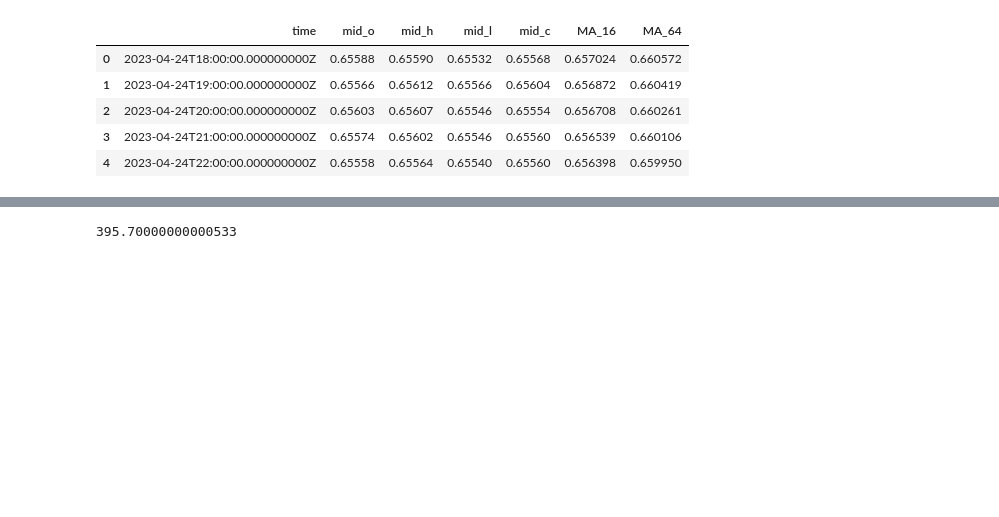
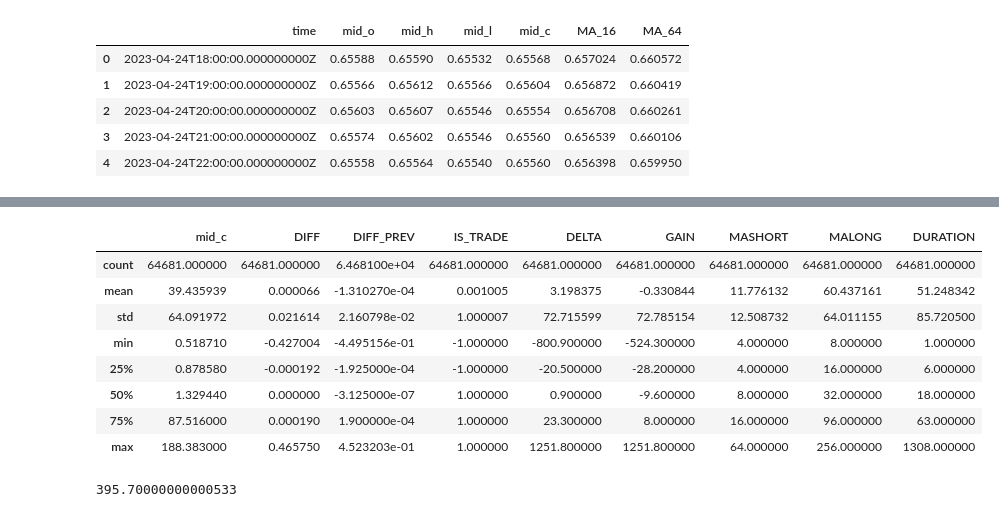
Before and after one commit to EJ-Buggs/algorithmic-trading, a Jupyter notebook: candle_plot.ipynb, the cells around one changed output, grey strips where cells are left out. Saved outputs shown, nothing was run; the diff lists cells and outputs as text; code cells hidden in the pictures; blank space fills up the shorter version.

Commit message:
add a dataframe to gather more test data for each individual trade with moving averages and trade duration

```diff
--- a/candle_plot.ipynb
+++ b/candle_plot.ipynb
@@ -55,3 +94,17 @@ df_trades["GAIN"] =df_trades["DELTA"] * df_trades["IS_TRADE"]
+# %%
+df_all = pd.read_pickle("all_trades.pkl")
+# %%
+df_all.describe()
+# %% [output]
+|  | mid_c | DIFF | DIFF_PREV | IS_TRADE | DELTA | GAIN | MASHORT | MALONG | DURATION |
+| count | 64681.000000 | 64681.000000 | 6.468100e+04 | 64681.000000 | 64681.000000 | 64681.000000 | 64681.000000 | 64681.000000 | 64681.000000 |
+| mean | 39.435939 | 0.000066 | -1.310270e-04 | 0.001005 | 3.198375 | -0.330844 | 11.776132 | 60.437161 | 51.248342 |
+| std | 64.091972 | 0.021614 | 2.160798e-02 | 1.000007 | 72.715599 | 72.785154 | 12.508732 | 64.011155 | 85.720500 |
+| min | 0.518710 | -0.427004 | -4.495156e-01 | -1.000000 | -800.900000 | -524.300000 | 4.000000 | 8.000000 | 1.000000 |
+| 25% | 0.878580 | -0.000192 | -1.925000e-04 | -1.000000 | -20.500000 | -28.200000 | 4.000000 | 16.000000 | 6.000000 |
+| 50% | 1.329440 | 0.000000 | -3.125000e-07 | 1.000000 | 0.900000 | -9.600000 | 8.000000 | 32.000000 | 18.000000 |
+| 75% | 87.516000 | 0.000190 | 1.900000e-04 | 1.000000 | 23.300000 | 8.000000 | 16.000000 | 96.000000 | 63.000000 |
+| max | 188.383000 | 0.465750 | 4.523203e-01 | 1.000000 | 1251.800000 | 1251.800000 | 64.000000 | 256.000000 | 1308.000000 |
 # %%
 df_trades["GAIN"].sum()
 # %% [output]
```
Also changed, not shown: parts of 6 cells of this notebook, 3 other files.
